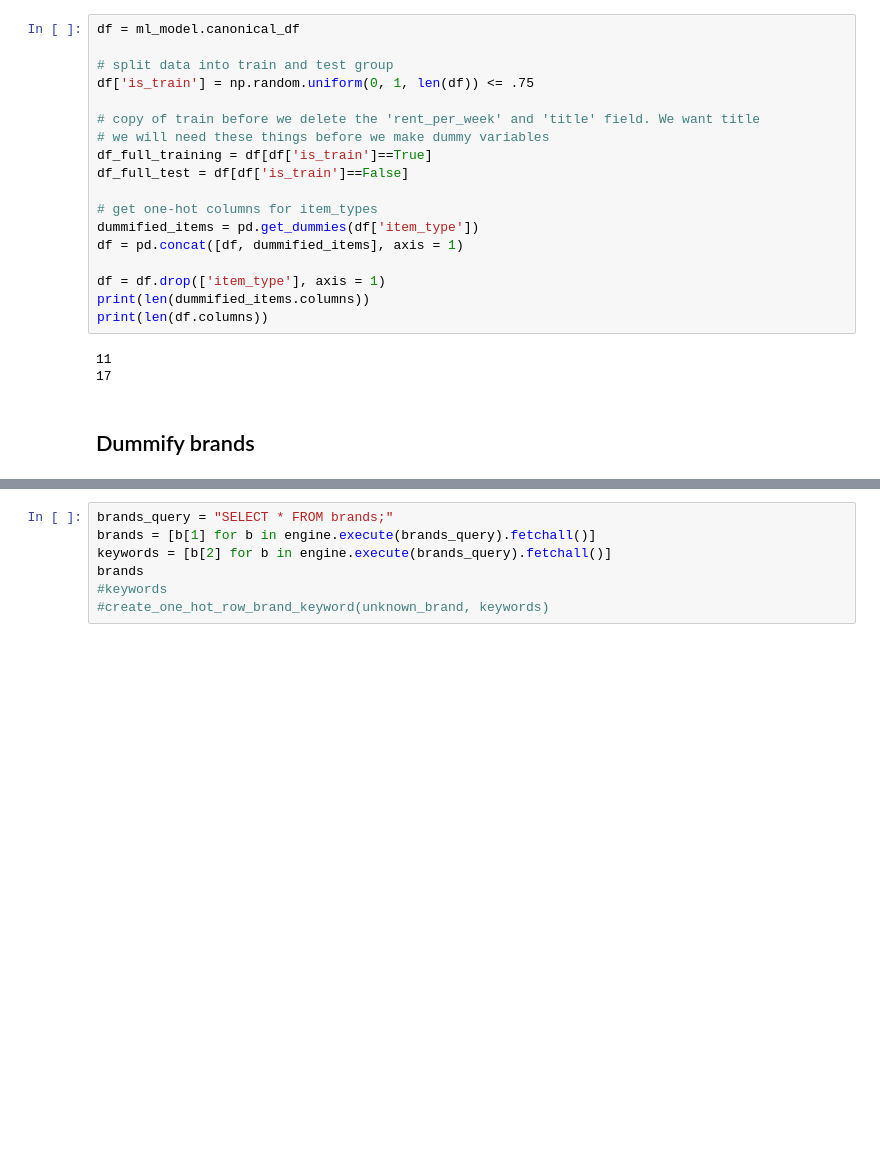
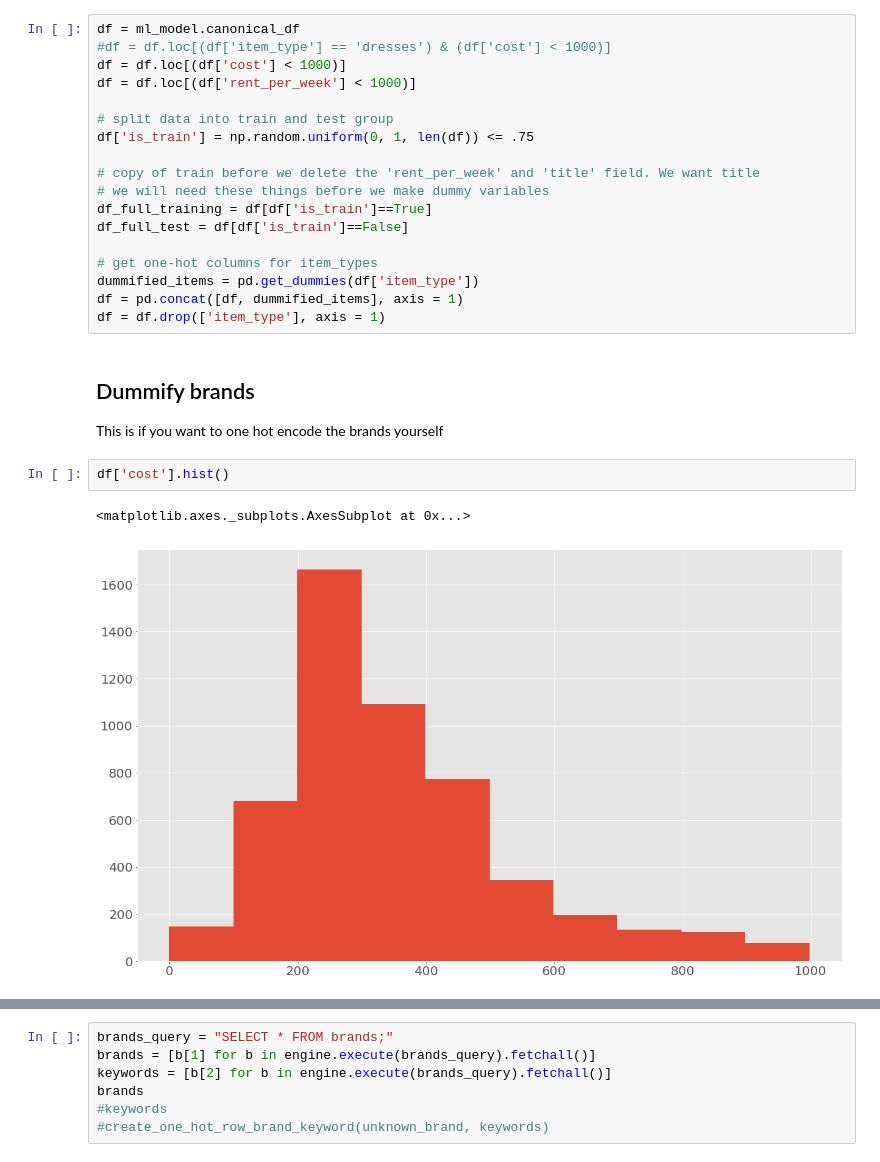
Before and after one commit to patrickspencer/regressthedress, a Jupyter notebook: testing/Models based on reduced brands list.ipynb, the cells around one changed output, grey strips where cells are left out. Saved outputs shown, nothing was run; the diff lists cells and outputs as text; blank space fills up the shorter version.

```diff
--- a/testing/Models based on reduced brands list.ipynb
+++ b/testing/Models based on reduced brands list.ipynb
@@ -25,5 +26,8 @@ pd.set_option('display.max_rows', 1000)
 # %%
 df = ml_model.canonical_df
+#df = df.loc[(df['item_type'] == 'dresses') & (df['cost'] < 1000)]
+df = df.loc[(df['cost'] < 1000)]
+df = df.loc[(df['rent_per_week'] < 1000)]
 
 # split data into train and test group
 df['is_train'] = np.random.uniform(0, 1, len(df)) <= .75
@@ -36,15 +40,16 @@ df_full_test = df[df['is_train']==False]
 # get one-hot columns for item_types
 dummified_items = pd.get_dummies(df['item_type'])
 df = pd.concat([df, dummified_items], axis = 1)
-
 df = df.drop(['item_type'], axis = 1)
-print(len(dummified_items.columns))
-print(len(df.columns))
-# %% [output]
-11
-17
-# %% [markdown]
-## Dummify brands
+# %% [markdown]
+## Dummify brands
+
+This is if you want to one hot encode the brands yourself
+# %%
+df['cost'].hist()
+# %% [output]
+<matplotlib.axes._subplots.AxesSubplot at 0x...>
+[figure, added]
 # %%
 df_brands = pd.read_sql_query('SELECT * FROM "brands"', con=engine)
 
```
Also changed, not shown: parts of 11 cells of this notebook.
